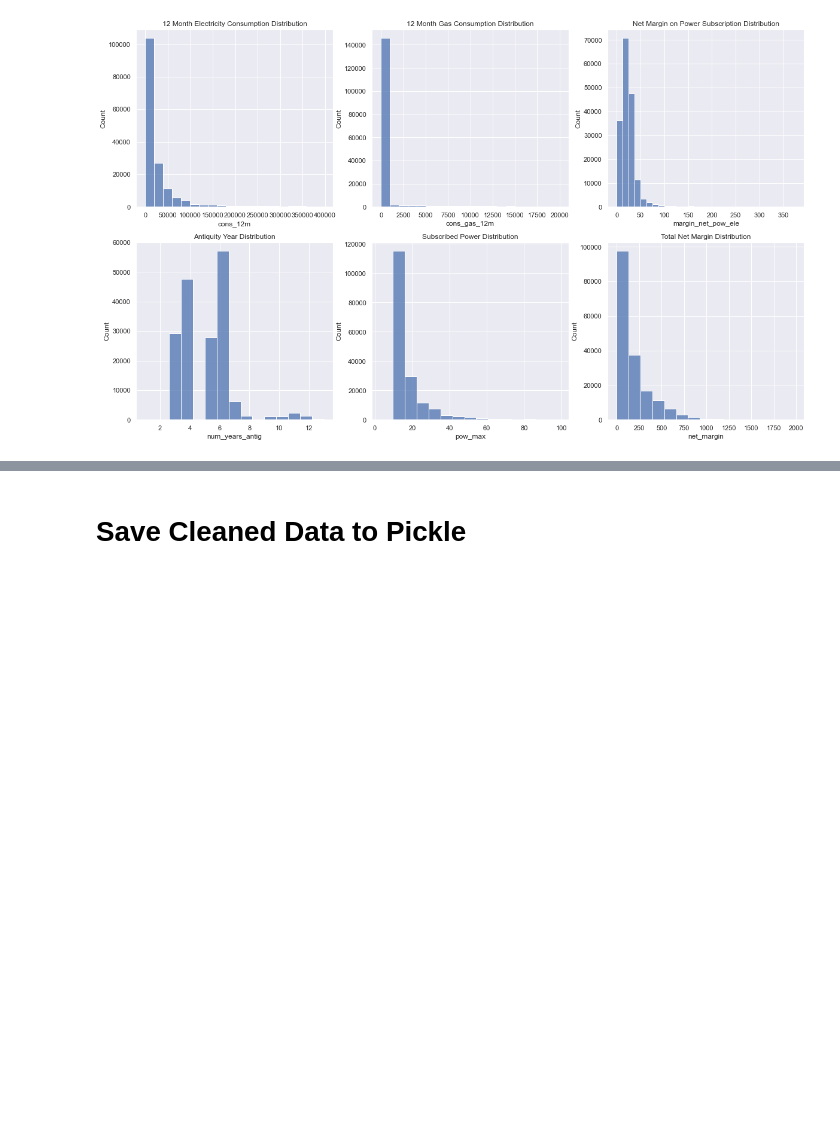
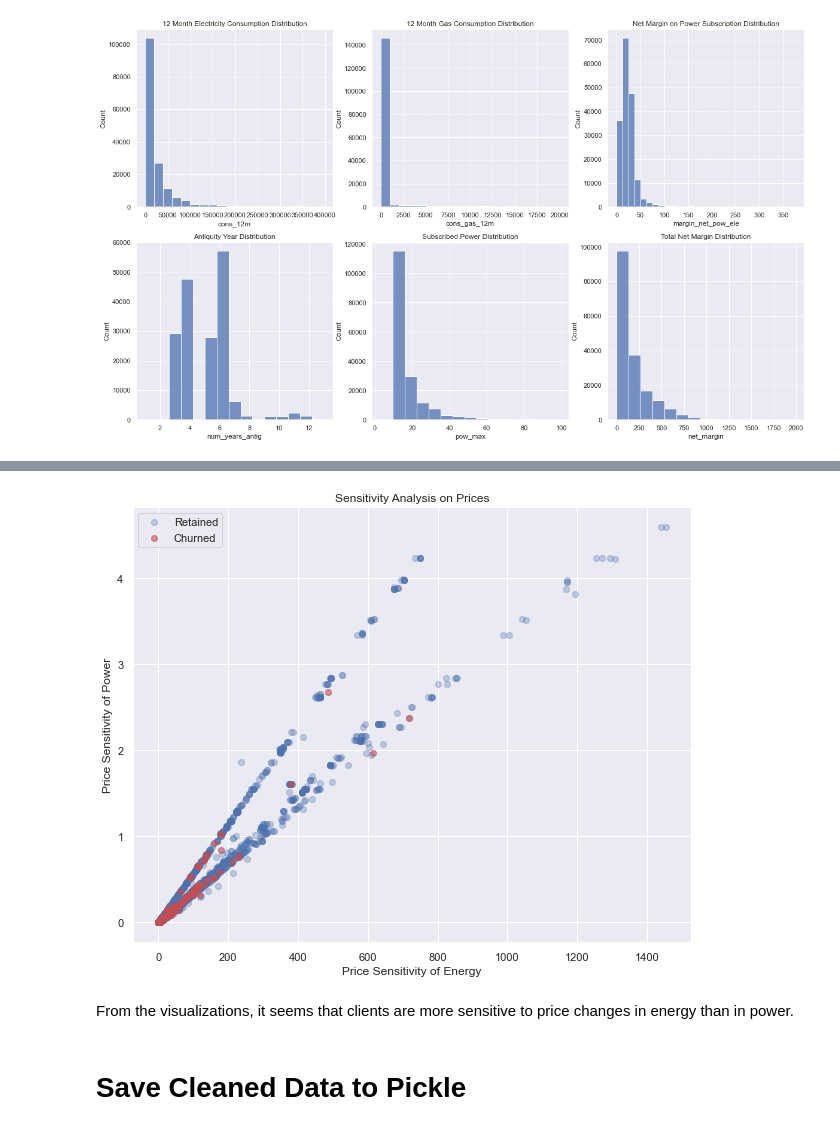
Before and after one commit to saul-chirinos/BCG_DS_VEP, a Jupyter notebook: Task_2/bcg_eda.ipynb, the cells around one changed output, grey strips where cells are left out. Saved outputs shown, nothing was run; the diff lists cells and outputs as text; code cells hidden in the pictures; blank space fills up the shorter version.

```diff
--- a/Task_2/bcg_eda.ipynb
+++ b/Task_2/bcg_eda.ipynb
@@ -301,3 +367,19 @@ Name: imp_cons, dtype: float64
+# %%
+fig = plt.figure(figsize=(10,8))
+ax = fig.add_subplot(111)
+
+ax.scatter(price_churn_analysis_0['price_sens_var'], price_churn_analysis_0['price_sens_fix'], c='b', label='Retained', alpha=0.3)
+ax.scatter(price_churn_analysis_1['price_sens_var'], price_churn_analysis_1['price_sens_fix'], c='r', label='Churned', alpha=0.6)
+
+plt.xlabel('Price Sensitivity of Energy')
+plt.ylabel('Price Sensitivity of Power')
+plt.title('Sensitivity Analysis on Prices')
+plt.legend(loc='upper left')
+plt.show()
+# %% [output]
+[figure, added]
+# %% [markdown]
+From the visualizations, it seems that clients are more sensitive to price changes in energy than in power.
 # %% [markdown]
 # Save Cleaned Data to Pickle
 # %%
```
Also changed, not shown: parts of 21 cells of this notebook.
